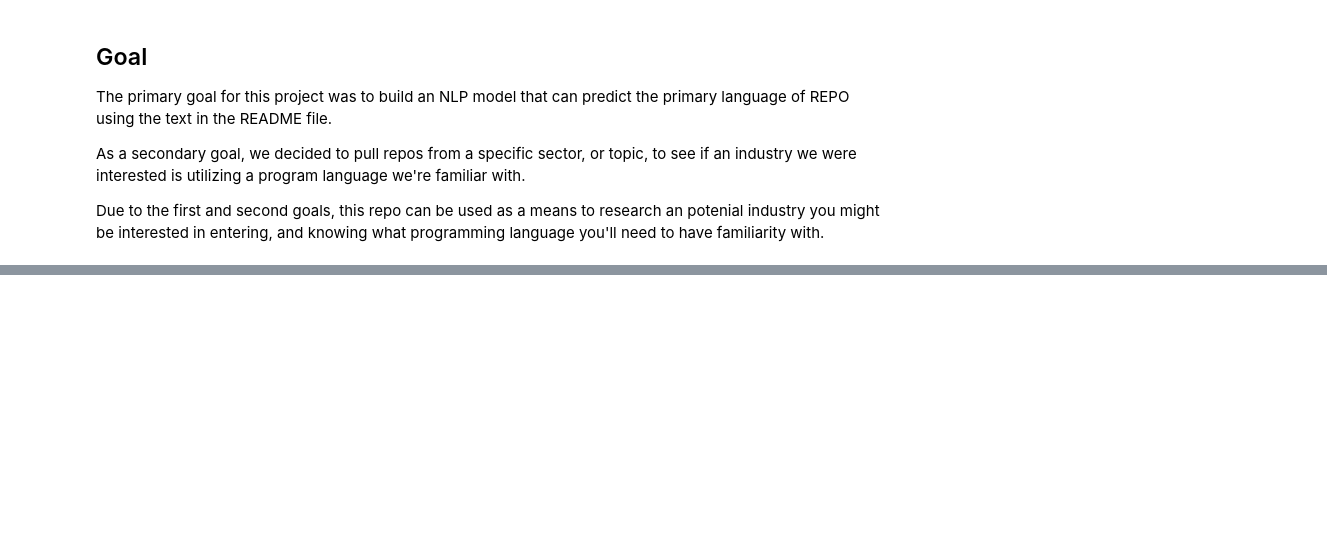
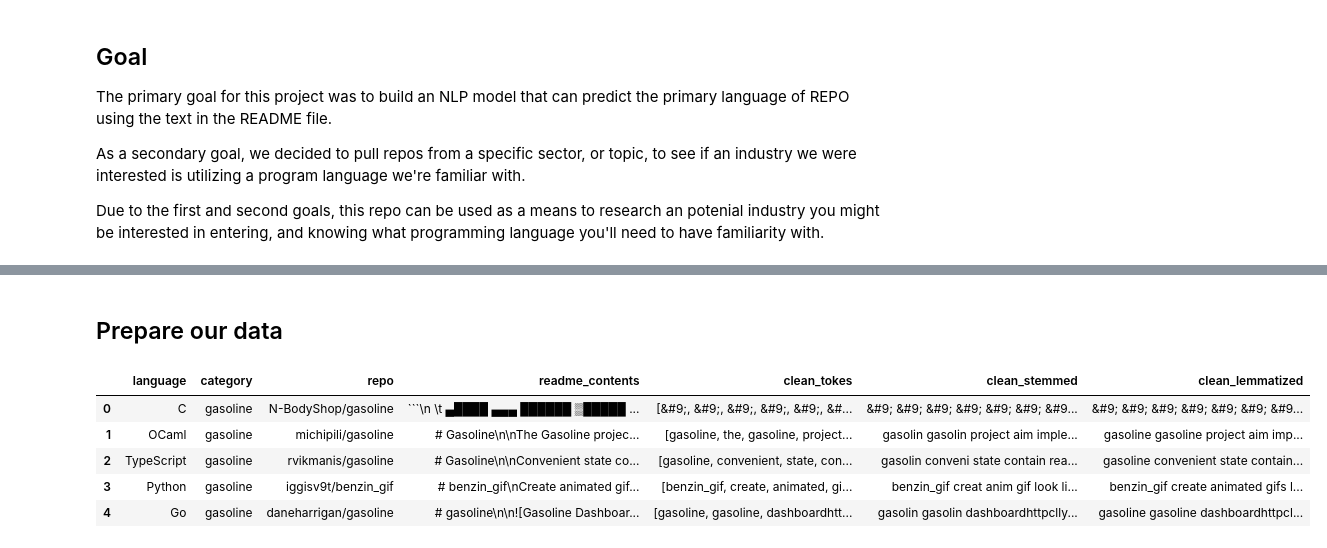
Before and after one commit to github-nlp-project/nlp-project, a Jupyter notebook: github_nlp_notebook.ipynb, the cells around one changed output, grey strips where cells are left out. Cells and saved outputs as stored; diff of their text form; code cells hidden in the pictures; blank space fills up the shorter version.

````diff
--- a/github_nlp_notebook.ipynb
+++ b/github_nlp_notebook.ipynb
@@ -56,0 +77,26 @@ warnings.filterwarnings("ignore")
+# %%
+# The code below sets the table by creating a json file per parameter in acquire_repo_list
+
+# acquire.acquire_repo_list('gasoline')
+# acquire.acquire_repo_list('solar energy')
+# acquire.acquire_repo_list('wind power')
+
+# The we take those json files and use them to scrape our data
+
+# df = acquire.scrape_github_data()
+
+# Then we make a DataFrame proper from that work, and save it as a csv.
+
+# pd.DataFrame(df).to_csv('new_repos_dict.csv', index=False)
+
+# Then we read the csv in
+
+df = pd.read_csv('new_repos_dict.csv')
+
+# Then we create a category for each observation
+
+df.loc[:200, 'category'] = 'gasoline'
+df.loc[200:400, 'category'] = 'wind_energy'
+df.loc[400:, 'category'] = 'solar_power'
+
+df.head()
@@ -56,0 +110,15 @@ warnings.filterwarnings("ignore")
+# %% [markdown]
+## Prepare our data
+# %%
+# We run the prepare function from our prepare.py file
+
+df = prepare.prep_repo_data(df)
+# %%
+df.head()
+# %% [output]
+|  | language | category | repo | readme_contents | clean_tokes | clean_stemmed | clean_lemmatized |
+| 0 | C | gasoline | N-BodyShop/gasoline | ```\n \t ▄████ ▄▄▄ ██████ ▒█████ ... | [&#9;, &#9;, &#9;, &#9;, &#9;, &#... | &#9; &#9; &#9; &#9; &#9; &#9; &#9... | &#9; &#9; &#9; &#9; &#9; &#9; &#9... |
+| 1 | OCaml | gasoline | michipili/gasoline | # Gasoline\n\nThe Gasoline projec... | [gasoline, the, gasoline, project... | gasolin gasolin project aim imple... | gasoline gasoline project aim imp... |
+| 2 | TypeScript | gasoline | rvikmanis/gasoline | # Gasoline\n\nConvenient state co... | [gasoline, convenient, state, con... | gasolin conveni state contain rea... | gasoline convenient state contain... |
+| 3 | Python | gasoline | iggisv9t/benzin_gif | # benzin_gif\nCreate animated gif... | [benzin_gif, create, animated, gi... | benzin_gif creat anim gif look li... | benzin_gif create animated gifs l... |
+| 4 | Go | gasoline | daneharrigan/gasoline | # gasoline\n\n![Gasoline Dashboar... | [gasoline, gasoline, dashboardhtt... | gasolin gasolin dashboardhttpclly... | gasoline gasoline dashboardhttpcl... |
````
Also changed, not shown: parts of 21 cells of this notebook, 4 other files.
